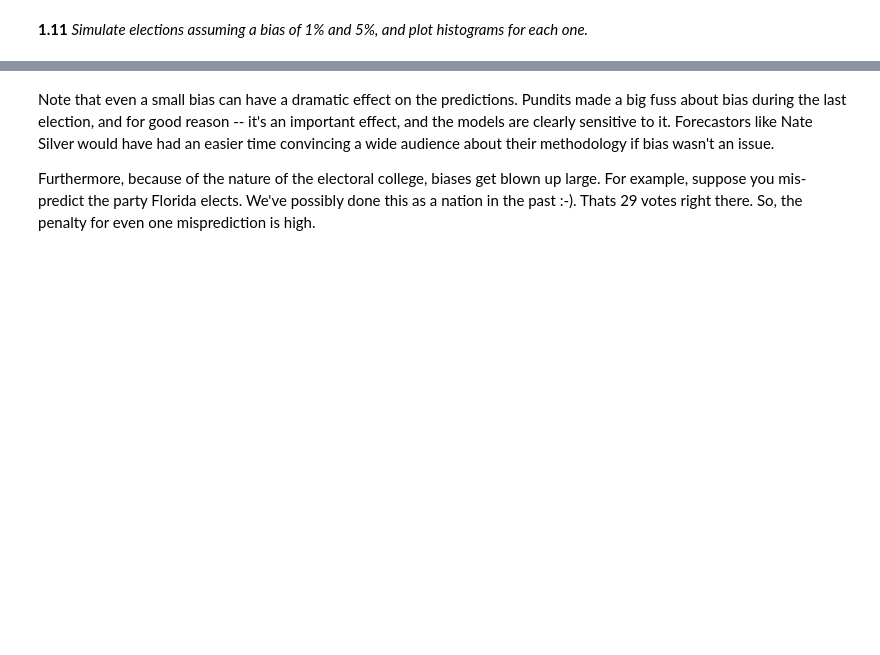
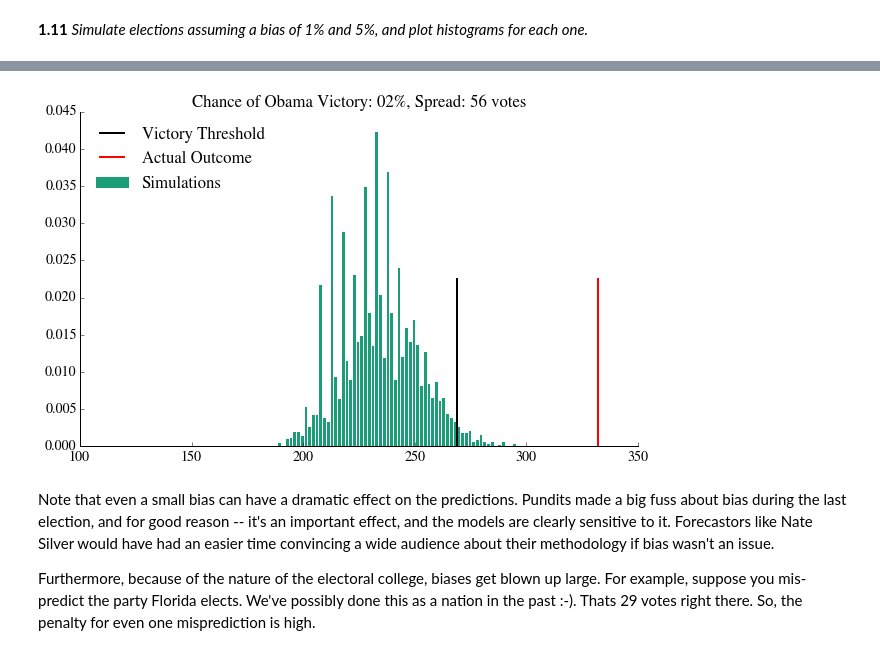
Before and after one commit to gm758/CS109_Coursework, a Jupyter notebook: homework/HW2.ipynb, the cells around one changed output, grey strips where cells are left out. Drawn from its saved outputs; the diff is of its cells as text; code cells hidden in the pictures; blank space fills up the shorter version.

```diff
--- a/homework/HW2.ipynb
+++ b/homework/HW2.ipynb
@@ -623,3 +633,12 @@ def biased_gallup_poll(gallup, bias)
+# %%
+#your code here
+bias_gallup_5 = biased_gallup_poll(gallup_2012, 5.)
+bias_gallup_5 = bias_gallup_5.join(electoral_votes)
+
+prediction = simulate_election(bias_gallup_5, 10000)
+plot_simulation(prediction)
+# %% [output]
+[figure, added]
 # %% [markdown]
 Note that even a small bias can have a dramatic effect on the predictions. Pundits made a big fuss about bias during the last election, and for good reason -- it's an important effect, and the models are clearly sensitive to it. Forecastors like Nate Silver would have had an easier time convincing a wide audience about their methodology if bias wasn't an issue.
 
```
Also changed, not shown: parts of 45 cells of this notebook.
